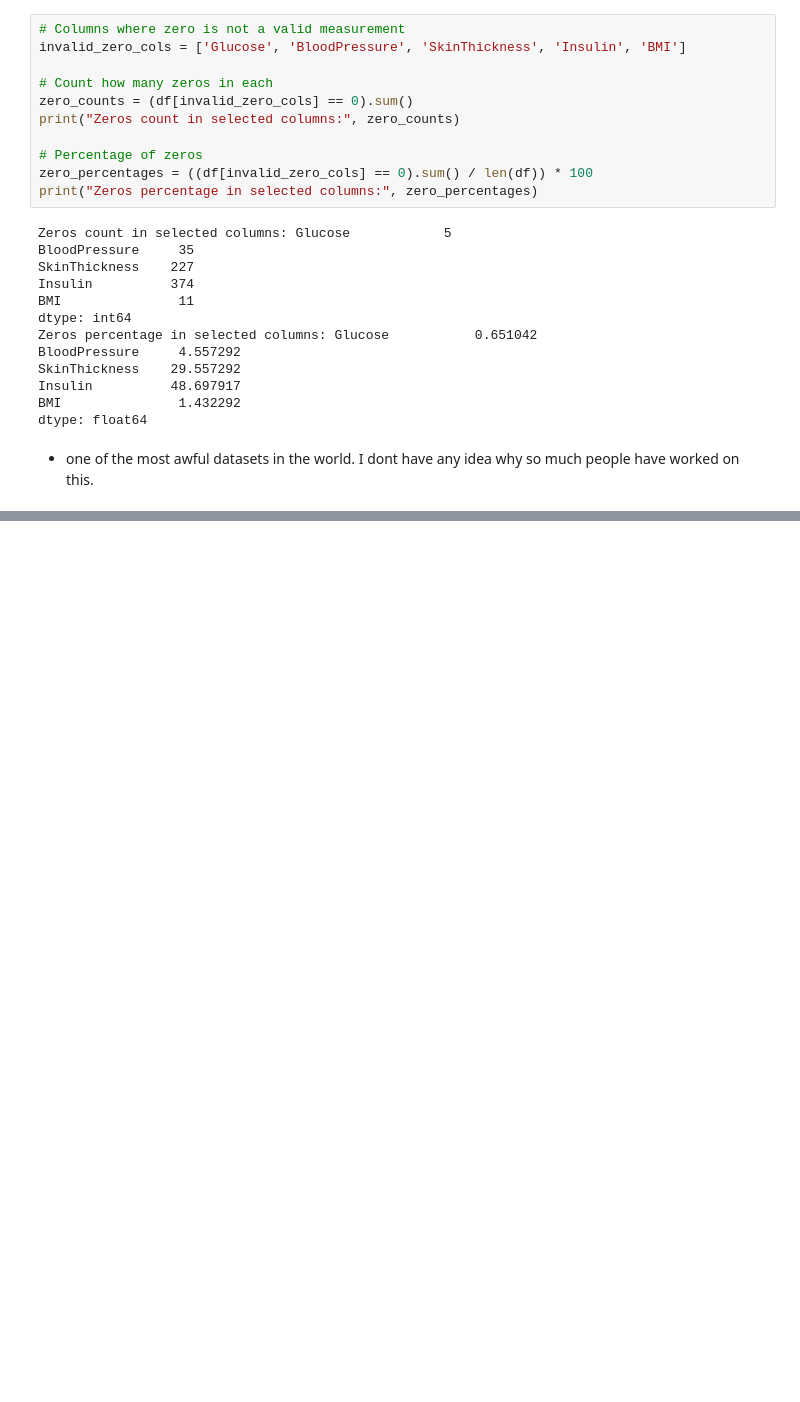
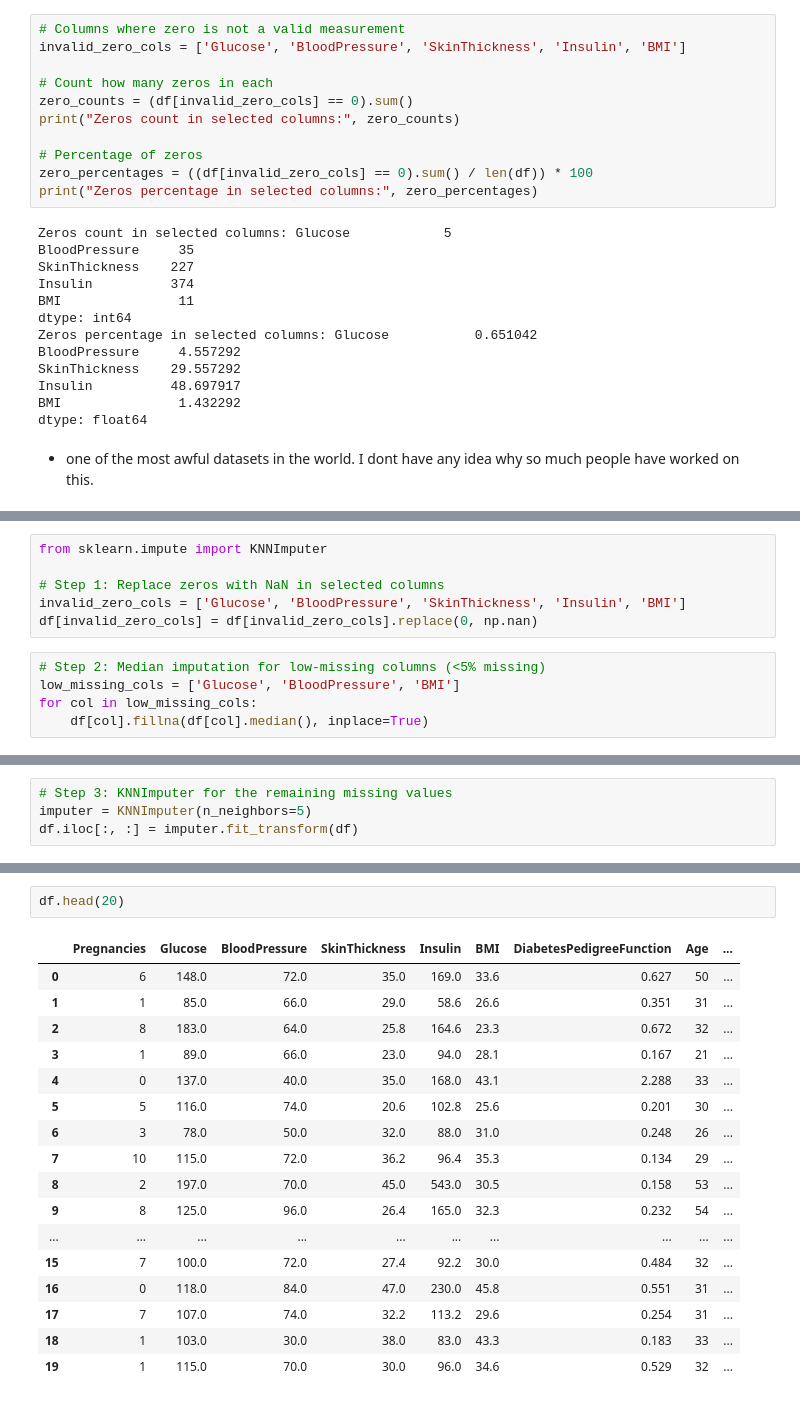
Before and after one commit to alabhastam/Diabetes-prediction, a Jupyter notebook: main.ipynb, the cells around one changed output, grey strips where cells are left out. Drawn from its saved outputs; the diff is of its cells as text; blank space fills up the shorter version.

Commit message:
Kaggle Notebook | Diabetes-prediction | KNN imputer and median

```diff
--- a/main.ipynb
+++ b/main.ipynb
@@ -109,0 +112,11 @@ dtype: float64
+# %%
+from sklearn.impute import KNNImputer
+
+# Step 1: Replace zeros with NaN in selected columns
+invalid_zero_cols = ['Glucose', 'BloodPressure', 'SkinThickness', 'Insulin', 'BMI']
+df[invalid_zero_cols] = df[invalid_zero_cols].replace(0, np.nan)
+# %%
+# Step 2: Median imputation for low-missing columns (<5% missing)
+low_missing_cols = ['Glucose', 'BloodPressure', 'BMI']
+for col in low_missing_cols:
+    df[col].fillna(df[col].median(), inplace=True)
@@ -109,0 +130,4 @@ dtype: float64
+# %%
+# Step 3: KNNImputer for the remaining missing values
+imputer = KNNImputer(n_neighbors=5)
+df.iloc[:, :] = imputer.fit_transform(df)
@@ -109,0 +147,20 @@ dtype: float64
+# %%
+df.head(20)
+# %% [output]
+|  | Pregnancies | Glucose | BloodPressure | SkinThickness | Insulin | BMI | DiabetesPedigreeFunction | Age | ... |
+| 0 | 6 | 148.0 | 72.0 | 35.0 | 169.0 | 33.6 | 0.627 | 50 | ... |
+| 1 | 1 | 85.0 | 66.0 | 29.0 | 58.6 | 26.6 | 0.351 | 31 | ... |
+| 2 | 8 | 183.0 | 64.0 | 25.8 | 164.6 | 23.3 | 0.672 | 32 | ... |
+| 3 | 1 | 89.0 | 66.0 | 23.0 | 94.0 | 28.1 | 0.167 | 21 | ... |
+| 4 | 0 | 137.0 | 40.0 | 35.0 | 168.0 | 43.1 | 2.288 | 33 | ... |
+| 5 | 5 | 116.0 | 74.0 | 20.6 | 102.8 | 25.6 | 0.201 | 30 | ... |
+| 6 | 3 | 78.0 | 50.0 | 32.0 | 88.0 | 31.0 | 0.248 | 26 | ... |
+| 7 | 10 | 115.0 | 72.0 | 36.2 | 96.4 | 35.3 | 0.134 | 29 | ... |
+| 8 | 2 | 197.0 | 70.0 | 45.0 | 543.0 | 30.5 | 0.158 | 53 | ... |
+| 9 | 8 | 125.0 | 96.0 | 26.4 | 165.0 | 32.3 | 0.232 | 54 | ... |
+| ... | ... | ... | ... | ... | ... | ... | ... | ... | ... |
+| 15 | 7 | 100.0 | 72.0 | 27.4 | 92.2 | 30.0 | 0.484 | 32 | ... |
+| 16 | 0 | 118.0 | 84.0 | 47.0 | 230.0 | 45.8 | 0.551 | 31 | ... |
+| 17 | 7 | 107.0 | 74.0 | 32.2 | 113.2 | 29.6 | 0.254 | 31 | ... |
+| 18 | 1 | 103.0 | 30.0 | 38.0 | 83.0 | 43.3 | 0.183 | 33 | ... |
+| 19 | 1 | 115.0 | 70.0 | 30.0 | 96.0 | 34.6 | 0.529 | 32 | ... |
```
Also changed, not shown: parts of 3 cells of this notebook.
